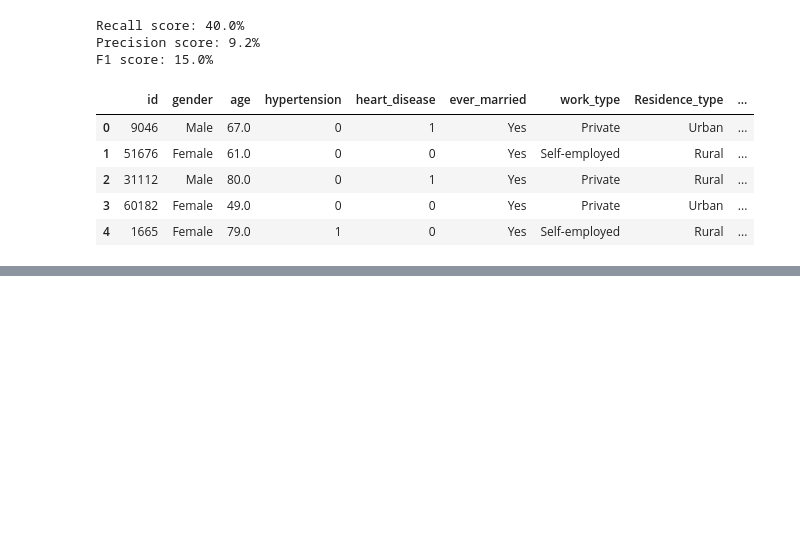
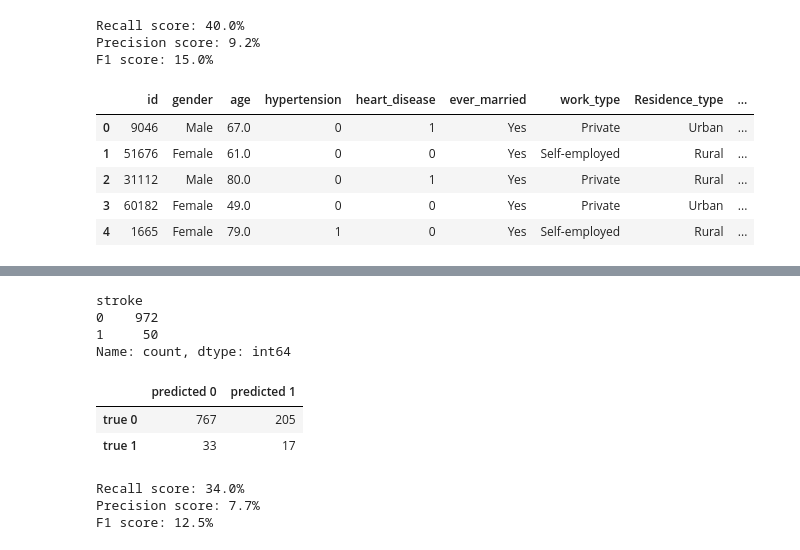
Before and after one commit to MaSOouD69/Capstone-Repo-Bootcamp-Project, a Jupyter notebook: capstone_Masoud_Arefi.ipynb, the cells around one changed output, grey strips where cells are left out. Drawn from its saved outputs; the diff is of its cells as text; code cells hidden in the pictures; blank space fills up the shorter version.

```diff
--- a/capstone_Masoud_Arefi.ipynb
+++ b/capstone_Masoud_Arefi.ipynb
@@ -1784,0 +1833,8 @@ ValueError: could not convert string to float: 'Female'
+# %%
+# Instantiate and fit
+my_PCA = PCA(n_components = 10)
+my_PCA.fit(X_train_ss)
+
+# Transform train and test
+X_train_PCA = my_PCA.transform(X_train_ss)
+X_test_PCA = my_PCA.transform(X_test_ss)
@@ -1784,0 +1847,8 @@ ValueError: could not convert string to float: 'Female'
+# %%
+# Instantiate and fit
+my_PCA = PCA(n_components = 0.95)
+my_PCA.fit(X_train_ss)
+
+# Transform train and test
+X_train_PCA = my_PCA.transform(X_train_ss)
+X_test_PCA = my_PCA.transform(X_test_ss)
@@ -1784,0 +1874,29 @@ ValueError: could not convert string to float: 'Female'
+# %%
+# class distribution
+display(y_test.value_counts())
+
+# predict classification
+y_test_pred = my_logreg_PCA.predict(X_test_PCA) # USING THE UNSAMPLED BUT SCALED TEST DATA
+
+# confusion matrix
+conmat = pd.DataFrame(
+    data = confusion_matrix(y_test, y_test_pred),
+    index = ['true 0', 'true 1'],
+    columns = ['predicted 0', 'predicted 1']
+)
+display(conmat)
+
+print(f'Recall score: {recall_score(y_test, y_test_pred)*100:0.1f}%')
+print(f'Precision score: {precision_score(y_test, y_test_pred)*100:0.1f}%')
+print(f'F1 score: {f1_score(y_test, y_test_pred)*100:0.1f}%')
+# %% [output]
+stroke
+0    972
+1     50
+Name: count, dtype: int64
+|  | predicted 0 | predicted 1 |
+| true 0 | 767 | 205 |
+| true 1 | 33 | 17 |
+Recall score: 34.0%
+Precision score: 7.7%
+F1 score: 12.5%
```
Also changed, not shown: parts of 16 cells of this notebook.
